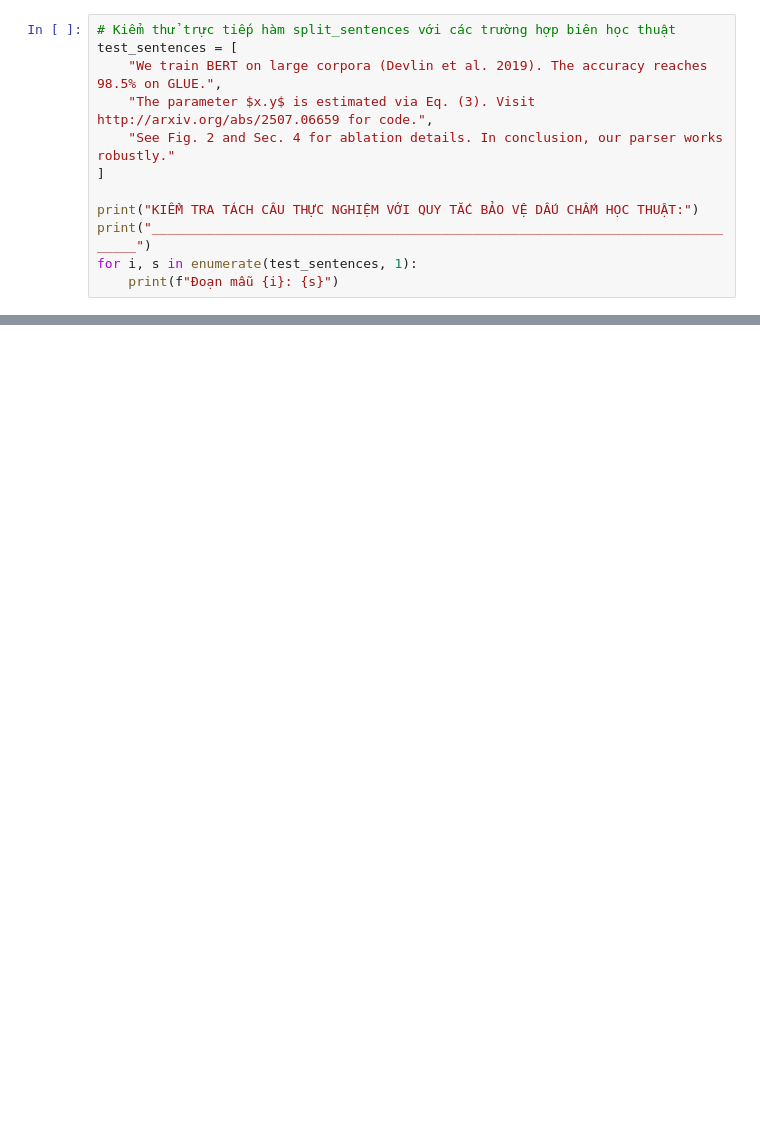
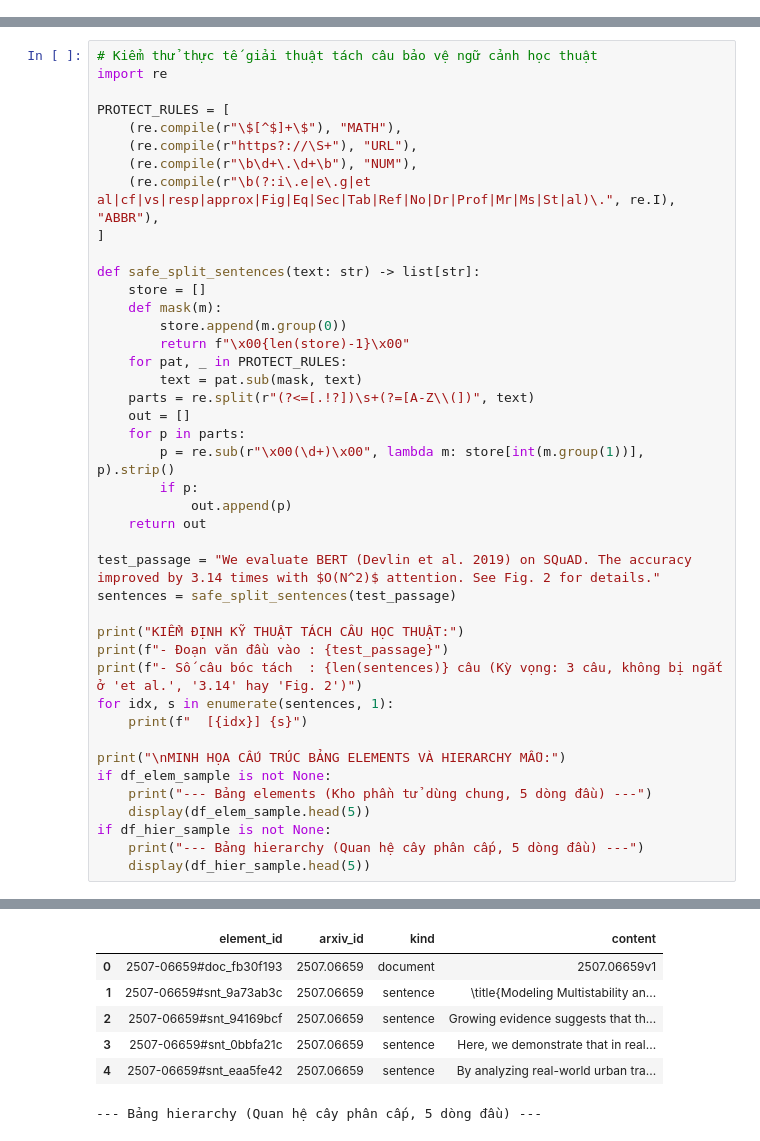
Before and after one commit to dnhoang-2006/introds-arxiv-project, a Jupyter notebook: book/milestone2/01-parsing.ipynb, the cells around one changed output, grey strips where cells are left out. Cells and saved outputs as stored; diff of their text form; blank space fills up the shorter version.

```diff
--- a/book/milestone2/01-parsing.ipynb
+++ b/book/milestone2/01-parsing.ipynb
@@ -95,12 +0,0 @@ Module `src/parser/hierarchy.py` do **Đặng Ngọc Hoàng** phụ trách đả
-# %%
-# Kiểm thử trực tiếp hàm split_sentences với các trường hợp biên học thuật
-test_sentences = [
-    "We train BERT on large corpora (Devlin et al. 2019). The accuracy reaches 98.5% on GLUE.",
-    "The parameter $x.y$ is estimated via Eq. (3). Visit http://arxiv.org/abs/2507.06659 for code.",
-    "See Fig. 2 and Sec. 4 for ablation details. In conclusion, our parser works robustly."
-]
-
-print("KIỂM TRA TÁCH CÂU THỰC NGHIỆM VỚI QUY TẮC BẢO VỆ DẤU CHẤM HỌC THUẬT:")
-print("______________________________________________________________________________")
-for i, s in enumerate(test_sentences, 1):
-    print(f"Đoạn mẫu {i}: {s}")
@@ -121,0 +161,43 @@ Cách tiếp cận này đảm bảo toàn vẹn 100% số lượng bài báo v
+# %%
+# Kiểm thử thực tế giải thuật tách câu bảo vệ ngữ cảnh học thuật
+import re
+
+PROTECT_RULES = [
+    (re.compile(r"\$[^$]+\$"), "MATH"),
+    (re.compile(r"https?://\S+"), "URL"),
+    (re.compile(r"\b\d+\.\d+\b"), "NUM"),
+    (re.compile(r"\b(?:i\.e|e\.g|et al|cf|vs|resp|approx|Fig|Eq|Sec|Tab|Ref|No|Dr|Prof|Mr|Ms|St|al)\.", re.I), "ABBR"),
+]
+
+def safe_split_sentences(text: str) -> list[str]:
+    store = []
+    def mask(m):
+        store.append(m.group(0))
+        return f"\x00{len(store)-1}\x00"
+    for pat, _ in PROTECT_RULES:
+        text = pat.sub(mask, text)
+    parts = re.split(r"(?<=[.!?])\s+(?=[A-Z\\(])", text)
+    out = []
+    for p in parts:
+        p = re.sub(r"\x00(\d+)\x00", lambda m: store[int(m.group(1))], p).strip()
+        if p:
+            out.append(p)
+    return out
+
+test_passage = "We evaluate BERT (Devlin et al. 2019) on SQuAD. The accuracy improved by 3.14 times with $O(N^2)$ attention. See Fig. 2 for details."
+sentences = safe_split_sentences(test_passage)
+
+print("KIỂM ĐỊNH KỸ THUẬT TÁCH CÂU HỌC THUẬT:")
+print(f"- Đoạn văn đầu vào : {test_passage}")
+print(f"- Số câu bóc tách  : {len(sentences)} câu (Kỳ vọng: 3 câu, không bị ngắt ở 'et al.', '3.14' hay 'Fig. 2')")
+for idx, s in enumerate(sentences, 1):
+    print(f"  [{idx}] {s}")
+
+print("\nMINH HỌA CẤU TRÚC BẢNG ELEMENTS VÀ HIERARCHY MẪU:")
+if df_elem_sample is not None:
+    print("--- Bảng elements (Kho phần tử dùng chung, 5 dòng đầu) ---")
+    display(df_elem_sample.head(5))
+if df_hier_sample is not None:
+    print("--- Bảng hierarchy (Quan hệ cây phân cấp, 5 dòng đầu) ---")
+    display(df_hier_sample.head(5))
+# %% [output]
@@ -121,0 +213,7 @@ Cách tiếp cận này đảm bảo toàn vẹn 100% số lượng bài báo v
+|  | element_id | arxiv_id | kind | content |
+| 0 | 2507-06659#doc_fb30f193 | 2507.06659 | document | 2507.06659v1 |
+| 1 | 2507-06659#snt_9a73ab3c | 2507.06659 | sentence | \title{Modeling Multistability an... |
+| 2 | 2507-06659#snt_94169bcf | 2507.06659 | sentence | Growing evidence suggests that th... |
+| 3 | 2507-06659#snt_0bbfa21c | 2507.06659 | sentence | Here, we demonstrate that in real... |
+| 4 | 2507-06659#snt_eaa5fe42 | 2507.06659 | sentence | By analyzing real-world urban tra... |
+--- Bảng hierarchy (Quan hệ cây phân cấp, 5 dòng đầu) ---
```
Also changed, not shown: parts of 15 cells of this notebook, 17 other files.
